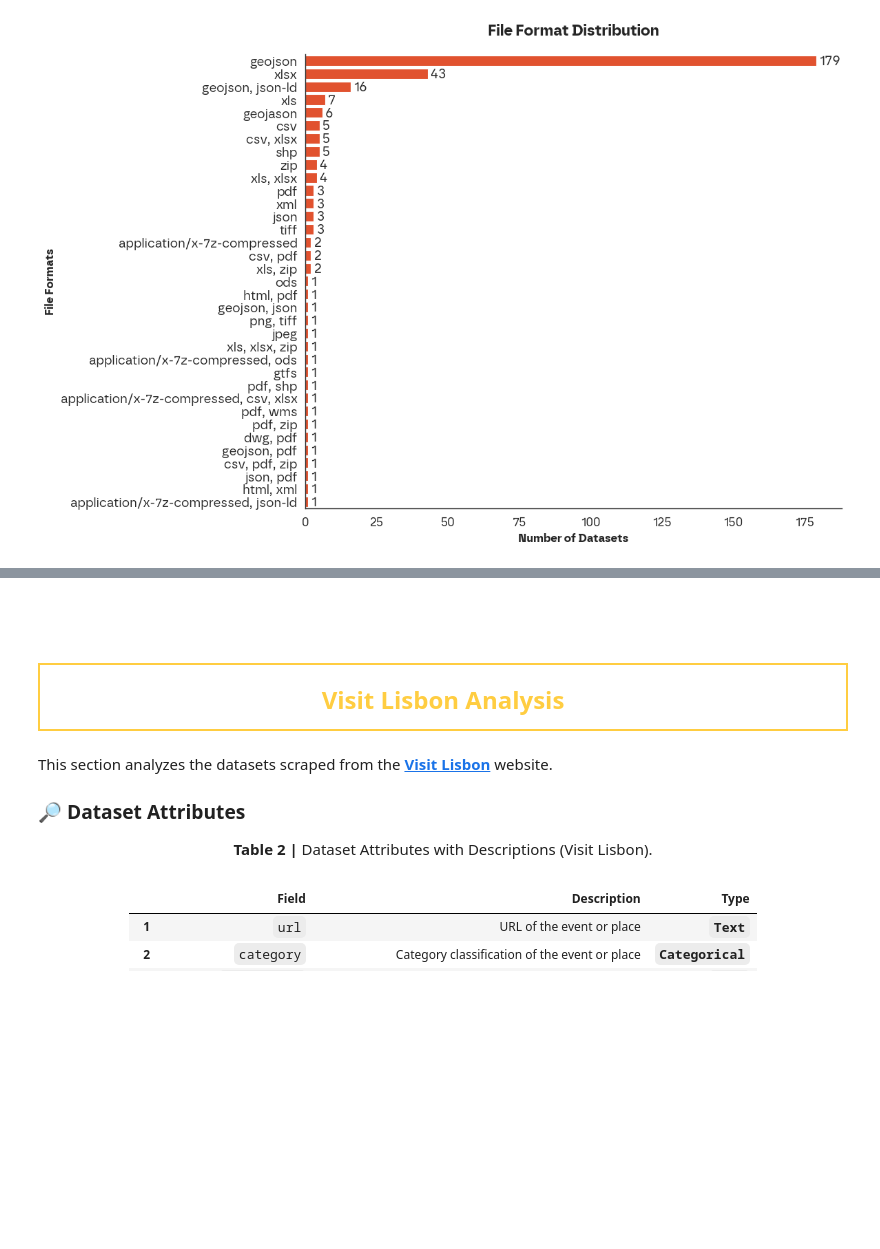
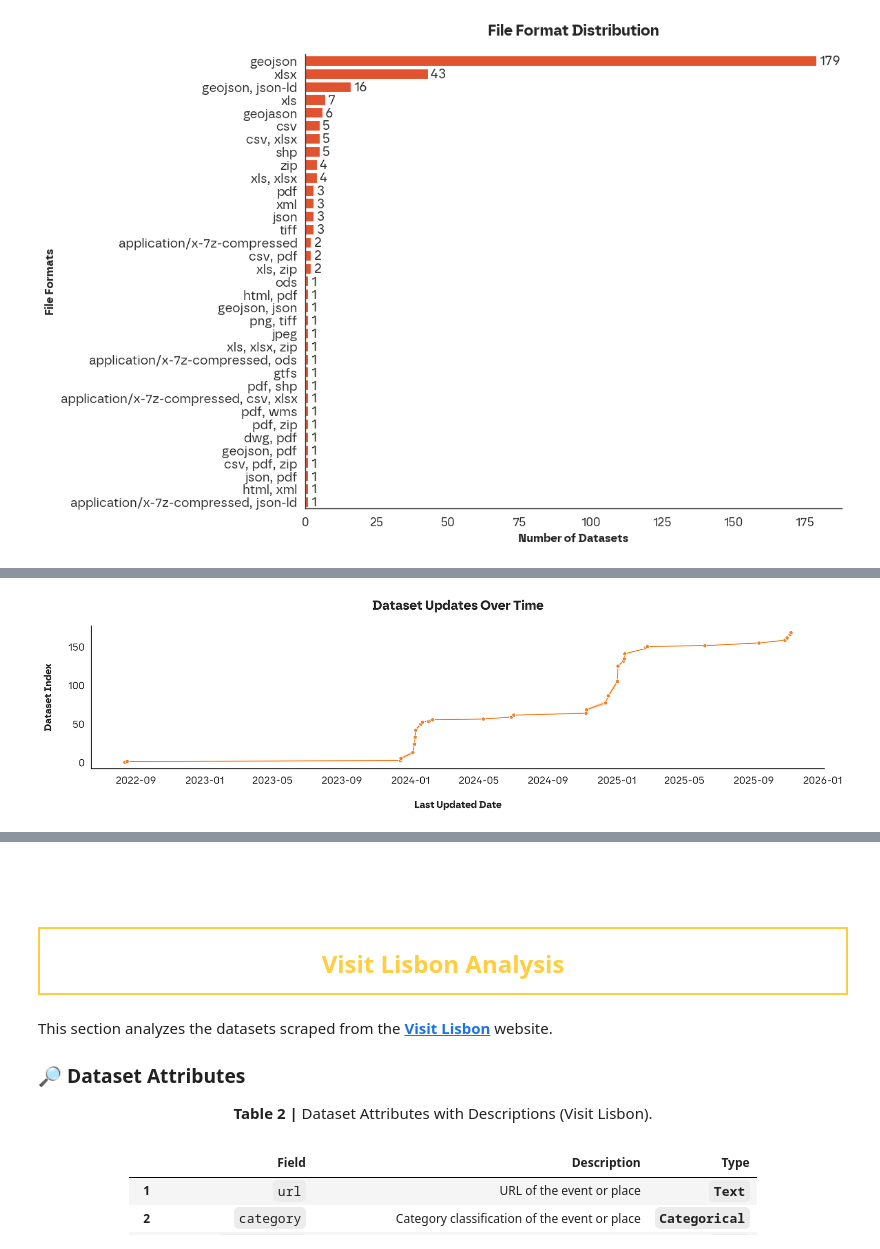
Before and after one commit to Silvestre17/LISBOA_MultiAgentSystem, a Jupyter notebook: data_collection/webscraping/visitlisbon_dadosabertoslx.ipynb, the cells around one changed output, grey strips where cells are left out. Saved outputs shown, nothing was run; the diff lists cells and outputs as text; code cells hidden in the pictures; blank space fills up the shorter version.

```diff
--- a/data_collection/webscraping/visitlisbon_dadosabertoslx.ipynb
+++ b/data_collection/webscraping/visitlisbon_dadosabertoslx.ipynb
@@ -303,0 +288,6 @@ plt.show()
+# %%
+# Create a DataFrame for Lisbon Open Data (Clean)
+df_lisbon_clean = pd.DataFrame(lisbon_datasets_clean)
+
+# Display the first few rows
+df_lisbon_clean.head()
@@ -303,0 +318,17 @@ plt.show()
+# %%
+# Analyze last_updated dates
+df_lisbon_clean['last_updated'] = pd.to_datetime(df_lisbon_clean['last_updated'], errors='coerce')
+
+# Plot the time series of dataset updates
+plt.figure(figsize=(14, 4), dpi=300)
+sns.lineplot(data=df_lisbon_clean.sort_values('last_updated'), x='last_updated', y=df_lisbon_clean.index, marker='o', color=custom_palette[1])
+
+# Customization
+plt.title('Dataset Updates Over Time', fontsize=16, fontweight='bold', pad=20)
+plt.xlabel('\nLast Updated Date', fontsize=12, fontweight='bold')
+plt.ylabel('Dataset Index\n', fontsize=12, fontweight='bold')
+sns.despine(top=True, right=True)
+plt.tight_layout()
+plt.show()
+# %% [output]
+[figure, added]
```
Also changed, not shown: parts of 20 cells of this notebook, 8 other files.
